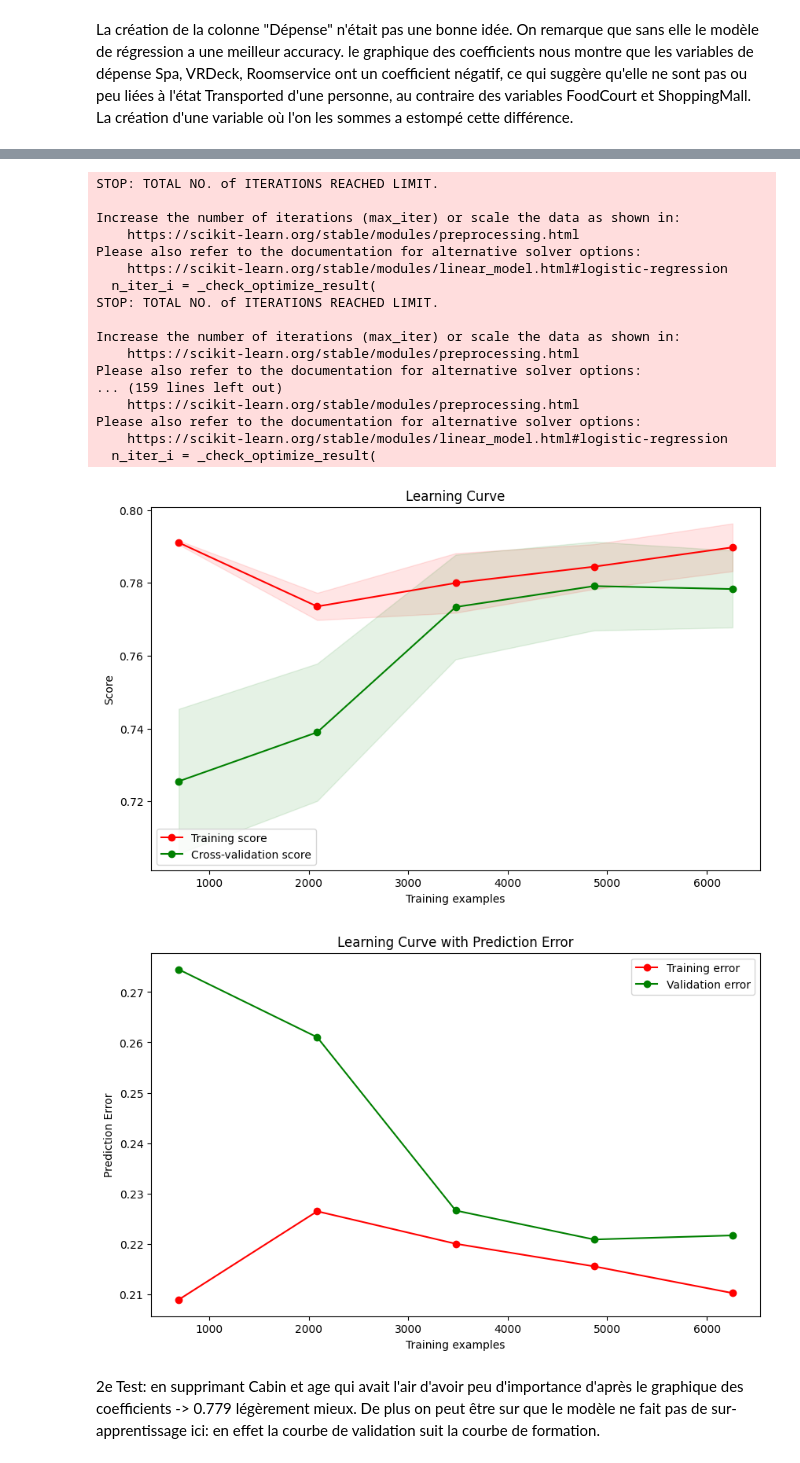
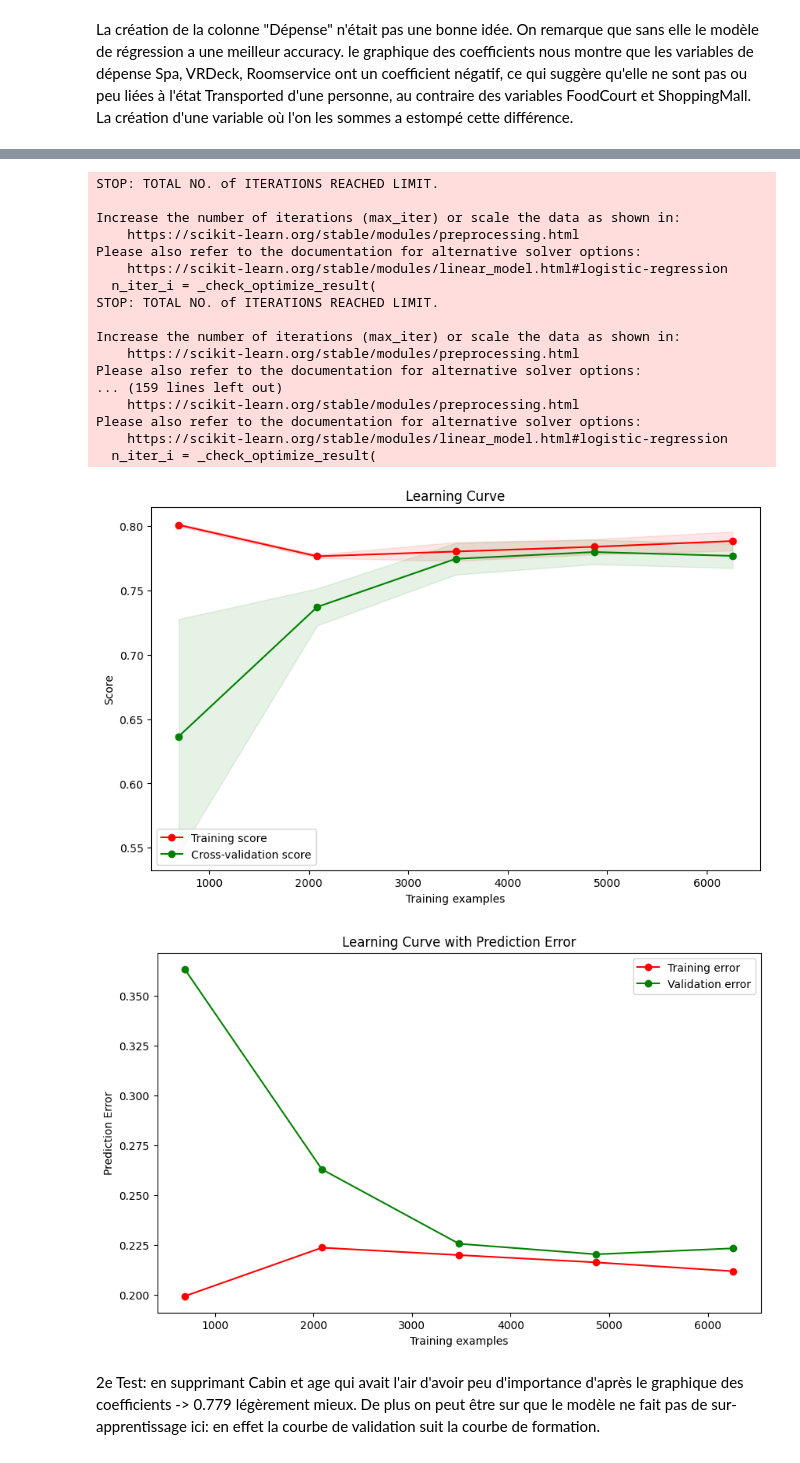
Before and after one commit to LinaLH/Spaceship-Titanic, a Jupyter notebook: projet/SpaceshipTitanic (1).ipynb, the cells around one changed output, grey strips where cells are left out. Saved outputs shown, nothing was run; the diff lists cells and outputs as text; code cells hidden in the pictures.

```diff
--- a/projet/SpaceshipTitanic (1).ipynb
+++ b/projet/SpaceshipTitanic (1).ipynb
@@ -690,12 +782,0 @@ We proceed to divide the "Cabin" column into three distinct columns: "deck", "nu
-# %%
-data_train_tr[['Deck', 'Num', 'Side']] = data_train_tr['Cabin'].str.extract(r'([A-G])/(\d+)/([PS])')
-
-deck_mapping = {'A': 1, 'B': 2, 'C': 3, 'D': 4, 'E': 5, 'F': 6, 'G': 7}
-data_train_tr['Deck'] = data_train_tr['Deck'].map(deck_mapping)
-
-data_train_tr['Side'] = data_train_tr['Side'].map({'P': 0, 'S': 1})#
-
-data_train_tr['Deck'] = pd.to_numeric(data_train_tr['Deck'])
-data_train_tr['Num'] = pd.to_numeric(data_train_tr['Num'])
-
-print(data_train_tr.head())
@@ -1091,7 +1144,7 @@ data_train_tr3 = pd.read_csv('data_train_tr.csv')
 
 # Encodage des variables catégorielles et booléennes
 label_encoders = {}
-for column in ['HomePlanet_Earth', 'HomePlanet_Europa', 'HomePlanet_Mars', 'Destination_55 Cancri e', 'Destination_PSO J318.5-22', 'Destination_TRAPPIST-1e', 'CryoSleep', 'Deck_1.0','Deck_2.0','Deck_3.0','Deck_4.0','Deck_5.0','Deck_6.0','Deck_7.0','Deck_1.0','Deck_2.0','Deck_3.0','Deck_4.0','Deck_5.0','Deck_6.0','Deck_7.0','Side_0.0','Side_1.0', 'VIP']:
+for column in ['HomePlanet_Earth', 'HomePlanet_Europa', 'HomePlanet_Mars', 'Destination_55 Cancri e', 'Destination_PSO J318.5-22', 'Destination_TRAPPIST-1e', 'CryoSleep', 'Deck_1.0','Deck_2.0','Deck_3.0','Deck_4.0','Deck_5.0','Deck_6.0','Deck_7.0','Deck_1.0','Deck_2.0','Deck_3.0','Deck_4.0','Deck_5.0','Deck_6.0','Deck_7.0', 'VIP']:
     le = LabelEncoder()
     data_train_tr3[column] = le.fit_transform(data_train_tr3[column].astype(str))
     label_encoders[column] = le
@@ -1205,23 +1258,23 @@ Please also refer to the documentation for alternative solver options:
 [figure]
 STOP: TOTAL NO. of ITERATIONS REACHED LIMIT.
 
 Increase the number of iterations (max_iter) or scale the data as shown in:
     https://scikit-learn.org/stable/modules/preprocessing.html
 Please also refer to the documentation for alternative solver options:
     https://scikit-learn.org/stable/modules/linear_model.html#logistic-regression
   n_iter_i = _check_optimize_result(
 STOP: TOTAL NO. of ITERATIONS REACHED LIMIT.
 
 Increase the number of iterations (max_iter) or scale the data as shown in:
     https://scikit-learn.org/stable/modules/preprocessing.html
 Please also refer to the documentation for alternative solver options:
 ... (159 lines left out)
     https://scikit-learn.org/stable/modules/preprocessing.html
 Please also refer to the documentation for alternative solver options:
     https://scikit-learn.org/stable/modules/linear_model.html#logistic-regression
   n_iter_i = _check_optimize_result(
-[figure, old version]
+[figure, new version]
-[figure, old version]
+[figure, new version]
 # %% [markdown]
 2e Test: en supprimant Cabin et age qui avait l'air d'avoir peu d'importance d'après le graphique des coefficients -> 0.779 légèrement mieux. De plus on peut être sur que le modèle ne fait pas de sur-apprentissage ici: en effet la courbe de validation suit la courbe de formation.
 # %% [markdown]
```
Also changed, not shown: parts of 30 cells of this notebook, 9 other files.
